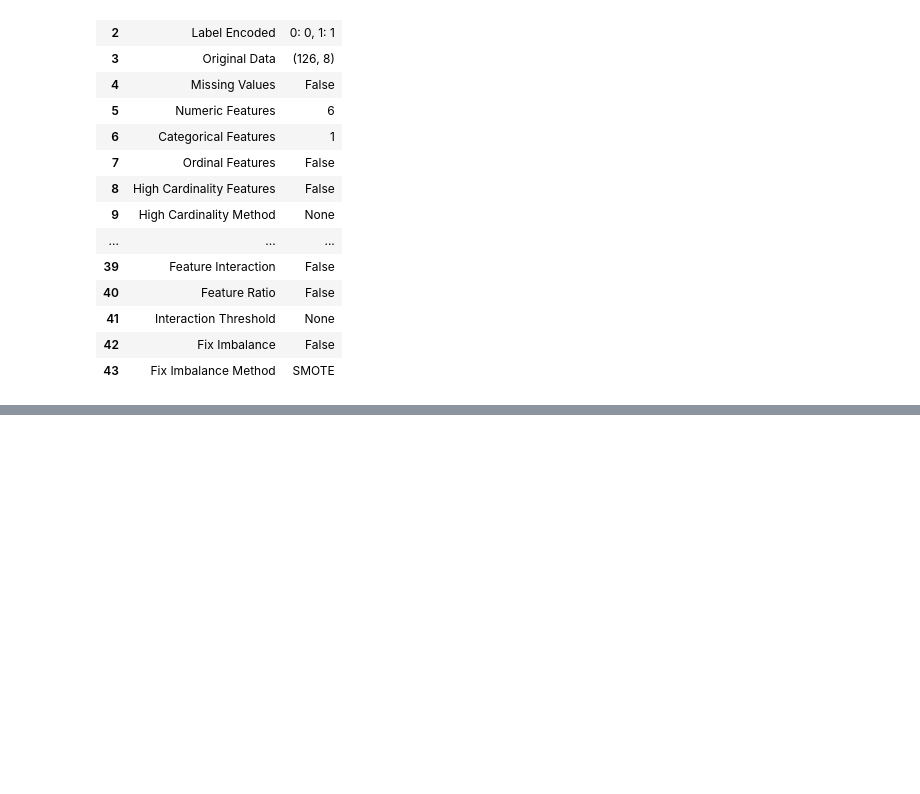
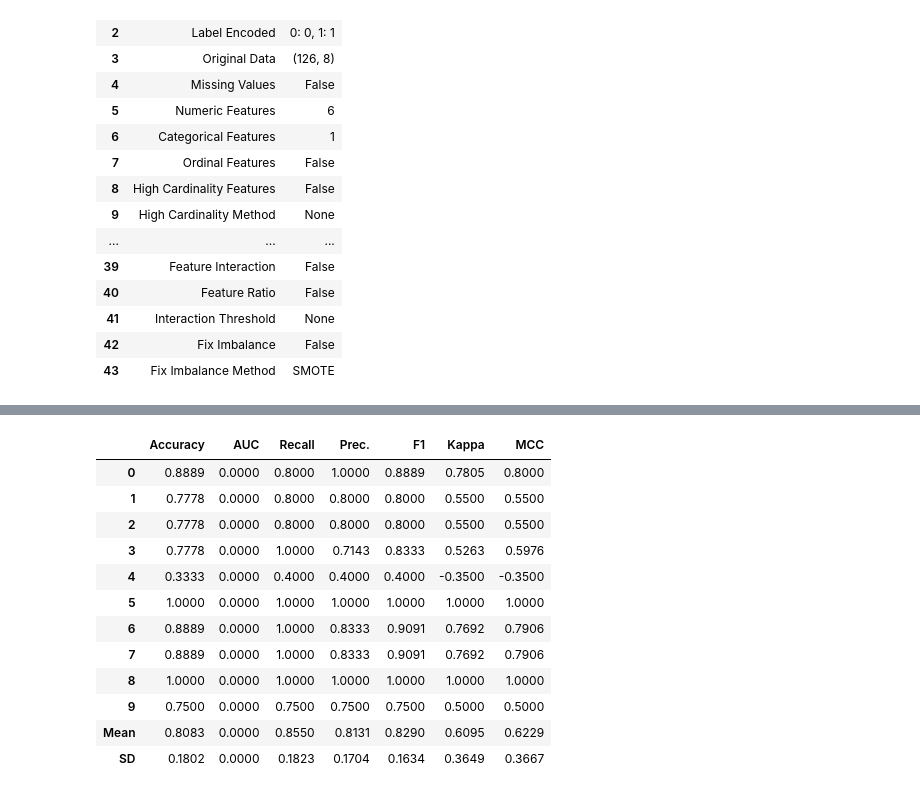
Before and after one commit to CraigBentzen/oD9uReDfdQZnxZyR, a Jupyter notebook: Solution.ipynb, the cells around one changed output, grey strips where cells are left out. Saved outputs shown, nothing was run; the diff lists cells and outputs as text; code cells hidden in the pictures; blank space fills up the shorter version.

```diff
--- a/Solution.ipynb
+++ b/Solution.ipynb
@@ -305,3 +359,23 @@ cat = create_model('catboost')
+# %%
+#Using pycarets "Blend_Models" feature to ensemble the models we want
+blender = blend_models(estimator_list = [cat,knn, dt ])
+
+
+# Performance improved to .80
+# %% [output]
+|  | Accuracy | AUC | Recall | Prec. | F1 | Kappa | MCC |
+| 0 | 0.8889 | 0.0000 | 0.8000 | 1.0000 | 0.8889 | 0.7805 | 0.8000 |
+| 1 | 0.7778 | 0.0000 | 0.8000 | 0.8000 | 0.8000 | 0.5500 | 0.5500 |
+| 2 | 0.7778 | 0.0000 | 0.8000 | 0.8000 | 0.8000 | 0.5500 | 0.5500 |
+| 3 | 0.7778 | 0.0000 | 1.0000 | 0.7143 | 0.8333 | 0.5263 | 0.5976 |
+| 4 | 0.3333 | 0.0000 | 0.4000 | 0.4000 | 0.4000 | -0.3500 | -0.3500 |
+| 5 | 1.0000 | 0.0000 | 1.0000 | 1.0000 | 1.0000 | 1.0000 | 1.0000 |
+| 6 | 0.8889 | 0.0000 | 1.0000 | 0.8333 | 0.9091 | 0.7692 | 0.7906 |
+| 7 | 0.8889 | 0.0000 | 1.0000 | 0.8333 | 0.9091 | 0.7692 | 0.7906 |
+| 8 | 1.0000 | 0.0000 | 1.0000 | 1.0000 | 1.0000 | 1.0000 | 1.0000 |
+| 9 | 0.7500 | 0.0000 | 0.7500 | 0.7500 | 0.7500 | 0.5000 | 0.5000 |
+| Mean | 0.8083 | 0.0000 | 0.8550 | 0.8131 | 0.8290 | 0.6095 | 0.6229 |
+| SD | 0.1802 | 0.0000 | 0.1823 | 0.1704 | 0.1634 | 0.3649 | 0.3667 |
 # %%
 #plotting the catboost model's feature importance using a SHAP plot
 
```
Also changed, not shown: parts of 7 cells of this notebook.
